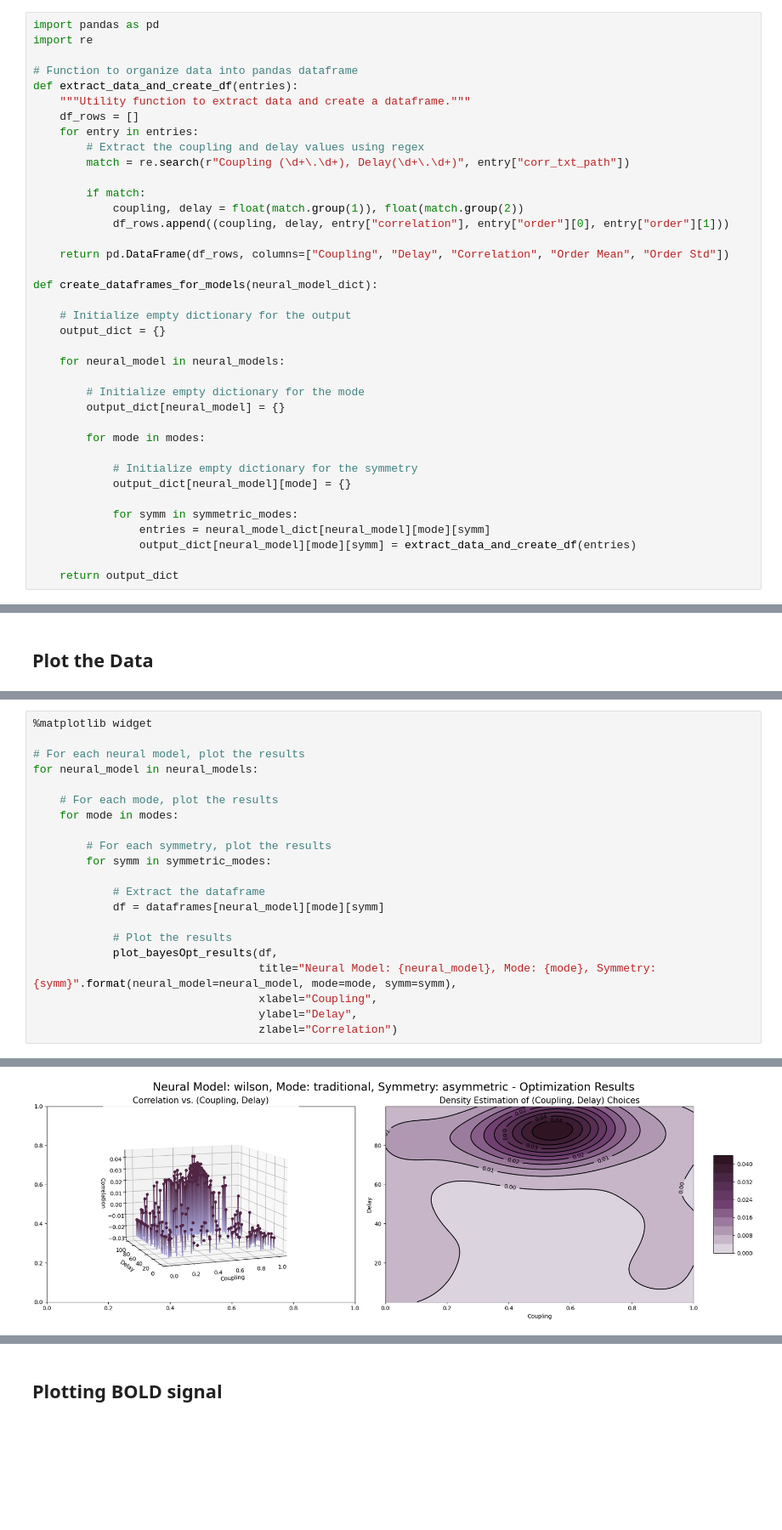
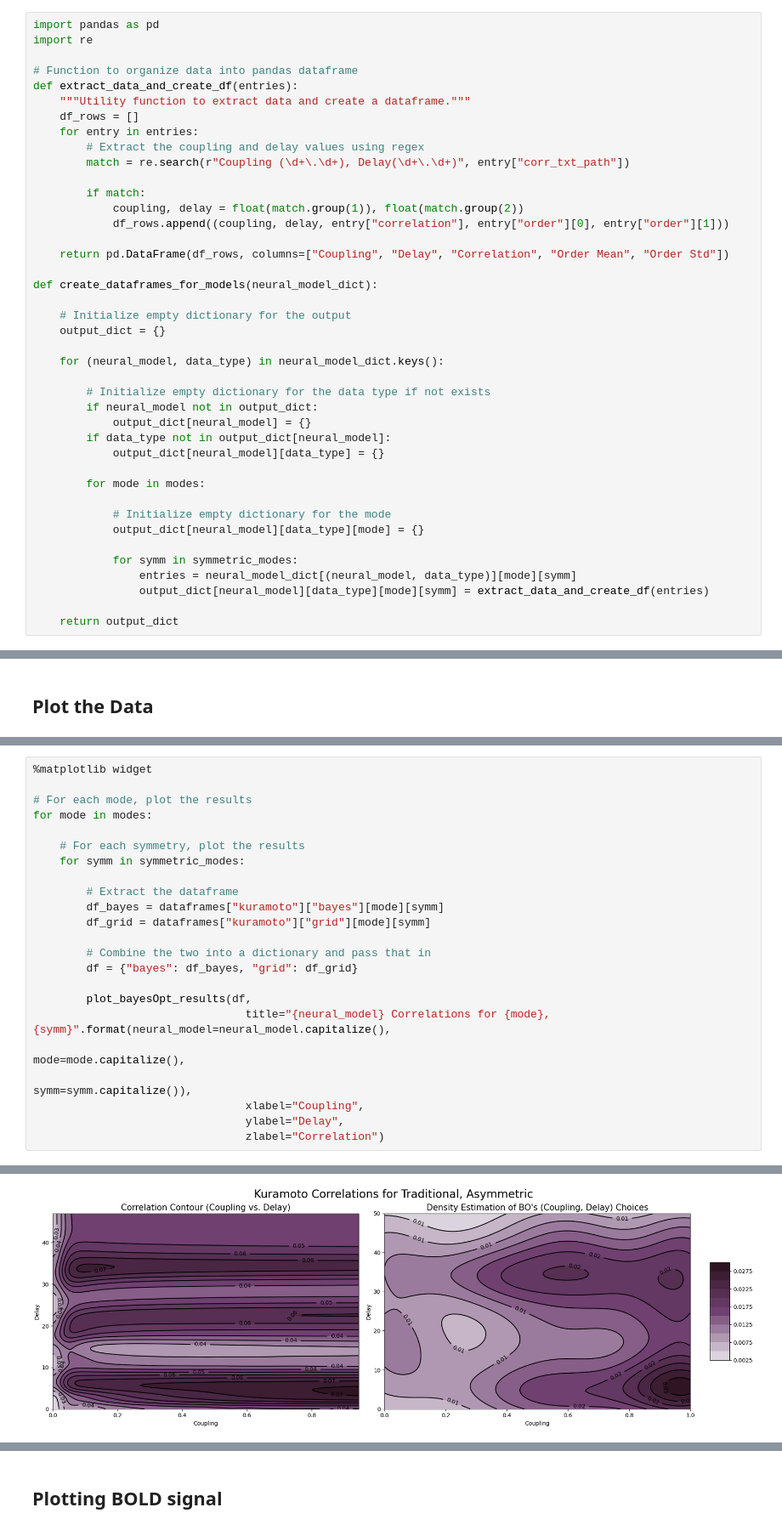
Before and after one commit to Hana-Ali/Deep-Learning-For-SC, a Jupyter notebook: whole_brain_modelling/cpp/evaluation/sim_FC_evaluation.ipynb, the cells around one changed output, grey strips where cells are left out. Shown at 85% size. Saved outputs shown, nothing was run; the diff lists cells and outputs as text; blank space fills up the shorter version.

```diff
--- a/whole_brain_modelling/cpp/evaluation/sim_FC_evaluation.ipynb
+++ b/whole_brain_modelling/cpp/evaluation/sim_FC_evaluation.ipynb
@@ -184,19 +256,22 @@ def create_dataframes_for_models(neural_model_dict):
     # Initialize empty dictionary for the output
     output_dict = {}
 
-    for neural_model in neural_models:
+    for (neural_model, data_type) in neural_model_dict.keys():
 
-        # Initialize empty dictionary for the mode
-        output_dict[neural_model] = {}
+        # Initialize empty dictionary for the data type if not exists
+        if neural_model not in output_dict:
+            output_dict[neural_model] = {}
+        if data_type not in output_dict[neural_model]:
+            output_dict[neural_model][data_type] = {}
 
         for mode in modes:
 
-            # Initialize empty dictionary for the symmetry
-            output_dict[neural_model][mode] = {}
+            # Initialize empty dictionary for the mode
+            output_dict[neural_model][data_type][mode] = {}
 
             for symm in symmetric_modes:
-                entries = neural_model_dict[neural_model][mode][symm]
-                output_dict[neural_model][mode][symm] = extract_data_and_create_df(entries)
+                entries = neural_model_dict[(neural_model, data_type)][mode][symm]
+                output_dict[neural_model][data_type][mode][symm] = extract_data_and_create_df(entries)
 
     return output_dict
 # %%
@@ -324,22 +413,24 @@ def plot_bayesOpt_results(df, title, xlabel, ylabel, zlabel):
 # %%
 %matplotlib widget
 
-# For each neural model, plot the results
-for neural_model in neural_models:
+# For each mode, plot the results
+for mode in modes:
 
-    # For each mode, plot the results
-    for mode in modes:
+    # For each symmetry, plot the results
+    for symm in symmetric_modes:
 
-        # For each symmetry, plot the results
-        for symm in symmetric_modes:
+        # Extract the dataframe
+        df_bayes = dataframes["kuramoto"]["bayes"][mode][symm]
+        df_grid = dataframes["kuramoto"]["grid"][mode][symm]
 
-            # Extract the dataframe
-            df = dataframes[neural_model][mode][symm]
+        # Combine the two into a dictionary and pass that in
+        df = {"bayes": df_bayes, "grid": df_grid}
 
-            # Plot the results
-            plot_bayesOpt_results(df,
-                                  title="Neural Model: {neural_model}, Mode: {mode}, Symmetry: {symm}".format(neural_model=neural_model, mode=mode, symm=symm),
-                                  xlabel="Coupling",
-                                  ylabel="Delay",
-                                  zlabel="Correlation")
+        plot_bayesOpt_results(df,
+                                title="{neural_model} Correlations for {mode}, {symm}".format(neural_model=neural_model.capitalize(),
+                                                                                                            mode=mode.capitalize(),
+                                                                                                            symm=symm.capitalize()),
+                                xlabel="Coupling",
+                                ylabel="Delay",
+                                zlabel="Correlation")
 # %% [output]
@@ -347 +442 @@ for neural_model in neural_models:
-[figure, old version]
+[figure, new version]
```
Also changed, not shown: parts of 20 cells of this notebook, 1 other file.
